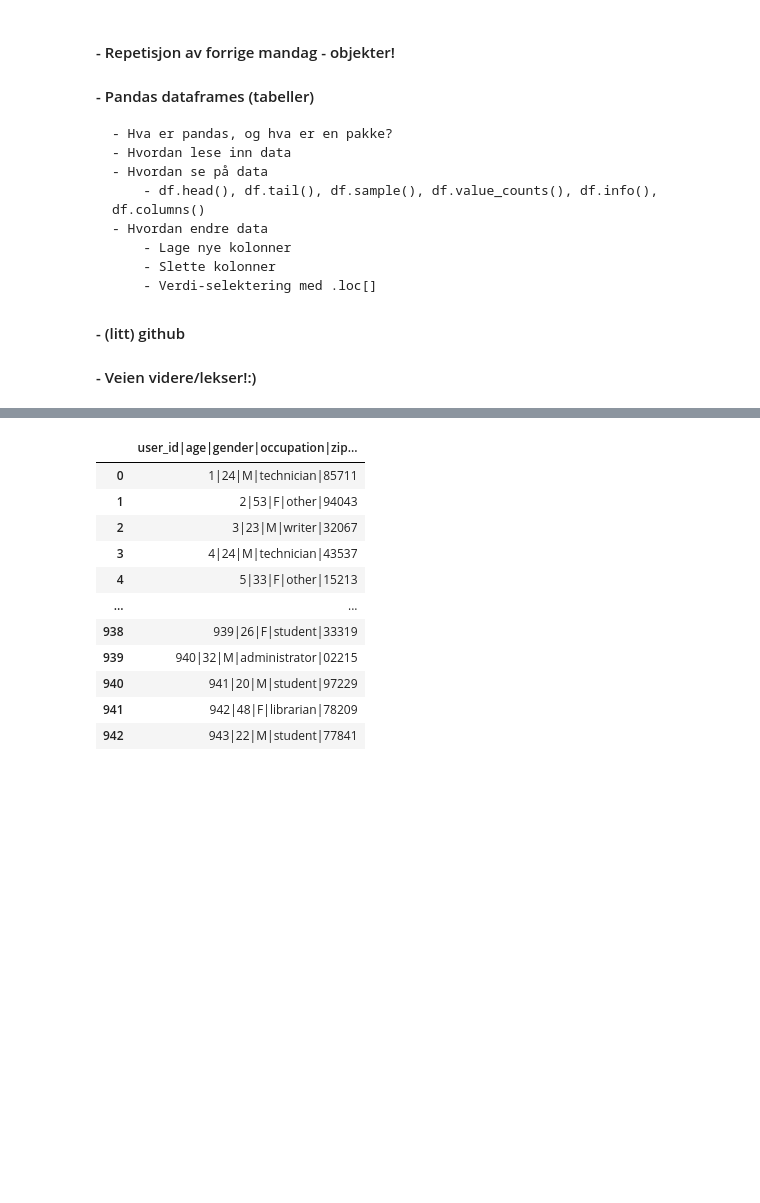
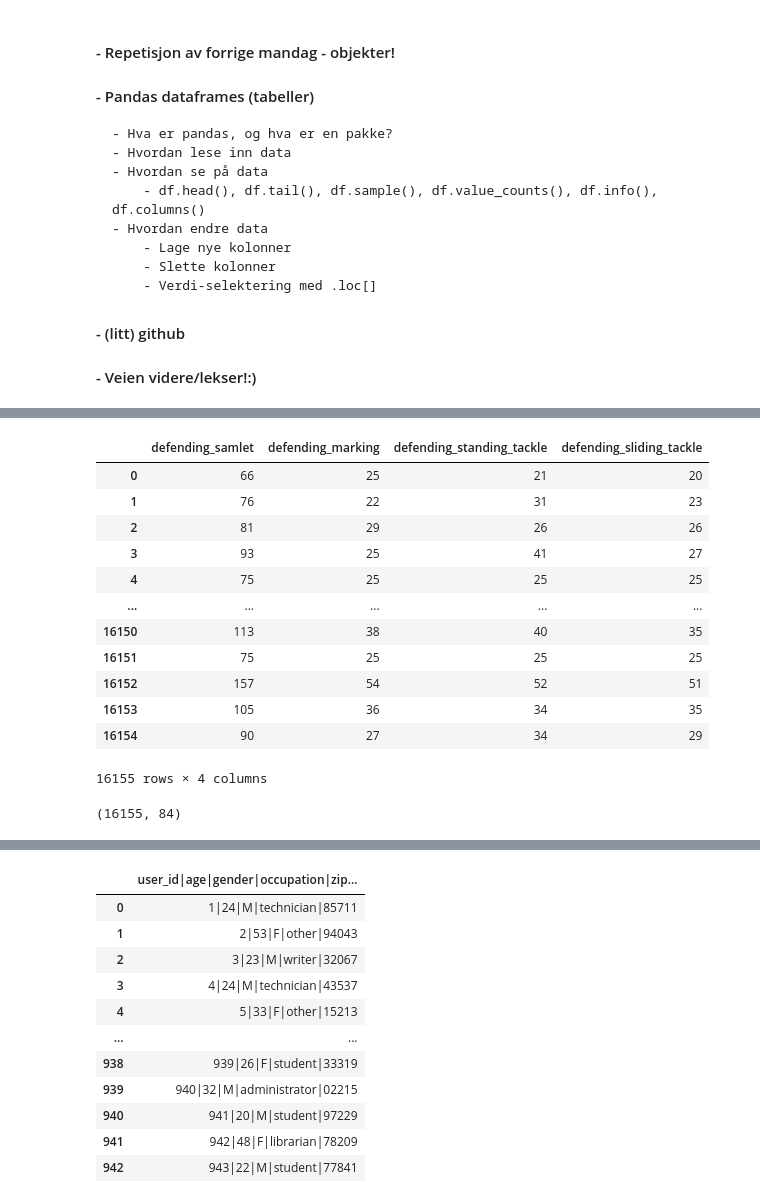
Before and after one commit to statisticsnorway/akc, a Jupyter notebook: Nybegynnerkurs/Del 2.ipynb, the cells around one changed output, grey strips where cells are left out. Drawn from its saved outputs; the diff is of its cells as text; code cells hidden in the pictures; blank space fills up the shorter version.

```diff
--- a/Nybegynnerkurs/Del 2.ipynb
+++ b/Nybegynnerkurs/Del 2.ipynb
@@ -18,0 +160,2 @@
+# %%
+fifa['ny_variabel'] = None
@@ -18,0 +178,22 @@
+# %%
+fifa['defending_samlet'] = fifa['defending_marking'] + fifa['defending_standing_tackle'] + fifa['defending_sliding_tackle']
+# %%
+fifa[['defending_samlet', 'defending_marking', 'defending_standing_tackle', 'defending_sliding_tackle']]
+# %% [output]
+|  | defending_samlet | defending_marking | defending_standing_tackle | defending_sliding_tackle |
+| 0 | 66 | 25 | 21 | 20 |
+| 1 | 76 | 22 | 31 | 23 |
+| 2 | 81 | 29 | 26 | 26 |
+| 3 | 93 | 25 | 41 | 27 |
+| 4 | 75 | 25 | 25 | 25 |
+| ... | ... | ... | ... | ... |
+| 16150 | 113 | 38 | 40 | 35 |
+| 16151 | 75 | 25 | 25 | 25 |
+| 16152 | 157 | 54 | 52 | 51 |
+| 16153 | 105 | 36 | 34 | 35 |
+| 16154 | 90 | 27 | 34 | 29 |
+16155 rows × 4 columns
+# %%
+fifa.shape
+# %% [output]
+(16155, 84)
```
Also changed, not shown: parts of 20 cells of this notebook.
